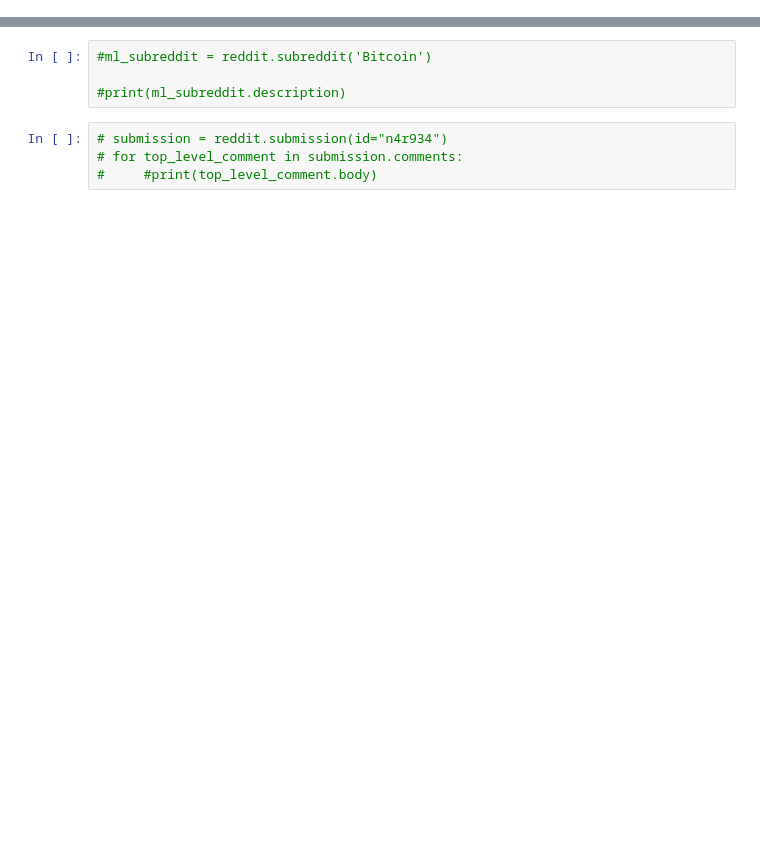
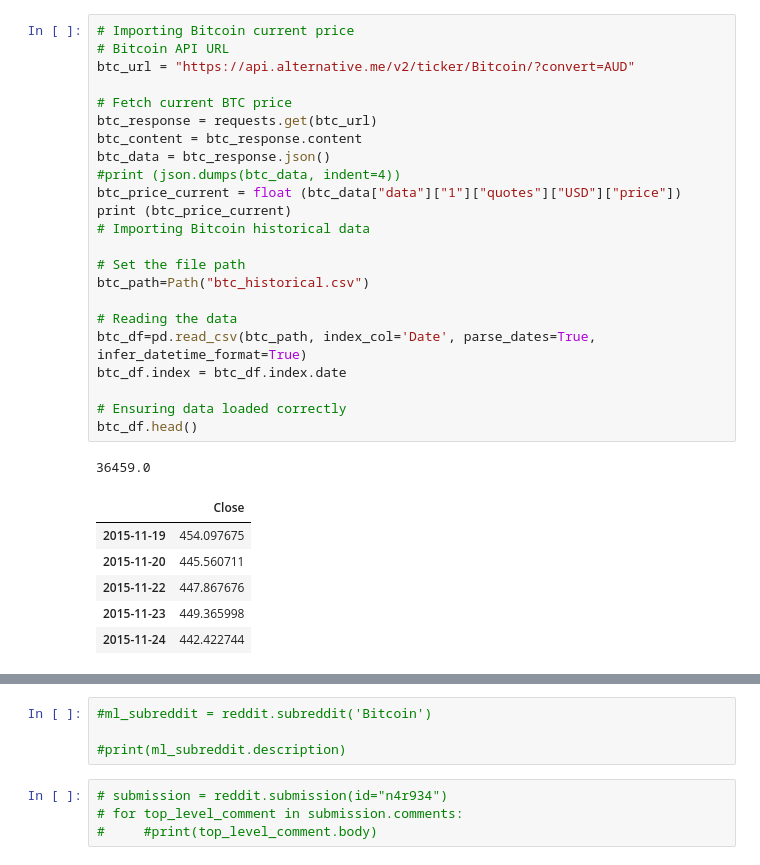
Before and after one commit to Mikhara/Project1, a Jupyter notebook: importing reddit.ipynb, the cells around one changed output, grey strips where cells are left out. Saved outputs shown, nothing was run; the diff lists cells and outputs as text; blank space fills up the shorter version.

```diff
--- a/importing reddit.ipynb
+++ b/importing reddit.ipynb
@@ -6,3 +22,34 @@ reddit = praw.Reddit(client_id='v3UVDwDXzx8biQ', client_secret='jIRfhTgDANu6sZtl
+# %%
+# Importing Bitcoin current price
+# Bitcoin API URL
+btc_url = "https://api.alternative.me/v2/ticker/Bitcoin/?convert=AUD"
+
+# Fetch current BTC price
+btc_response = requests.get(btc_url)
+btc_content = btc_response.content
+btc_data = btc_response.json()
+#print (json.dumps(btc_data, indent=4))
+btc_price_current = float (btc_data["data"]["1"]["quotes"]["USD"]["price"])
+print (btc_price_current)
+# Importing Bitcoin historical data
+
+# Set the file path
+btc_path=Path("btc_historical.csv")
+
+# Reading the data
+btc_df=pd.read_csv(btc_path, index_col='Date', parse_dates=True, infer_datetime_format=True)
+btc_df.index = btc_df.index.date
+
+# Ensuring data loaded correctly
+btc_df.head()
+# %% [output]
+36459.0
+|  | Close |
+| 2015-11-19 | 454.097675 |
+| 2015-11-20 | 445.560711 |
+| 2015-11-22 | 447.867676 |
+| 2015-11-23 | 449.365998 |
+| 2015-11-24 | 442.422744 |
 # %%
 hot_posts = reddit.subreddit('Bitcoin').hot(limit=10)
 for post in hot_posts:
```
Also changed, not shown: parts of 28 cells of this notebook, 4 other files.
